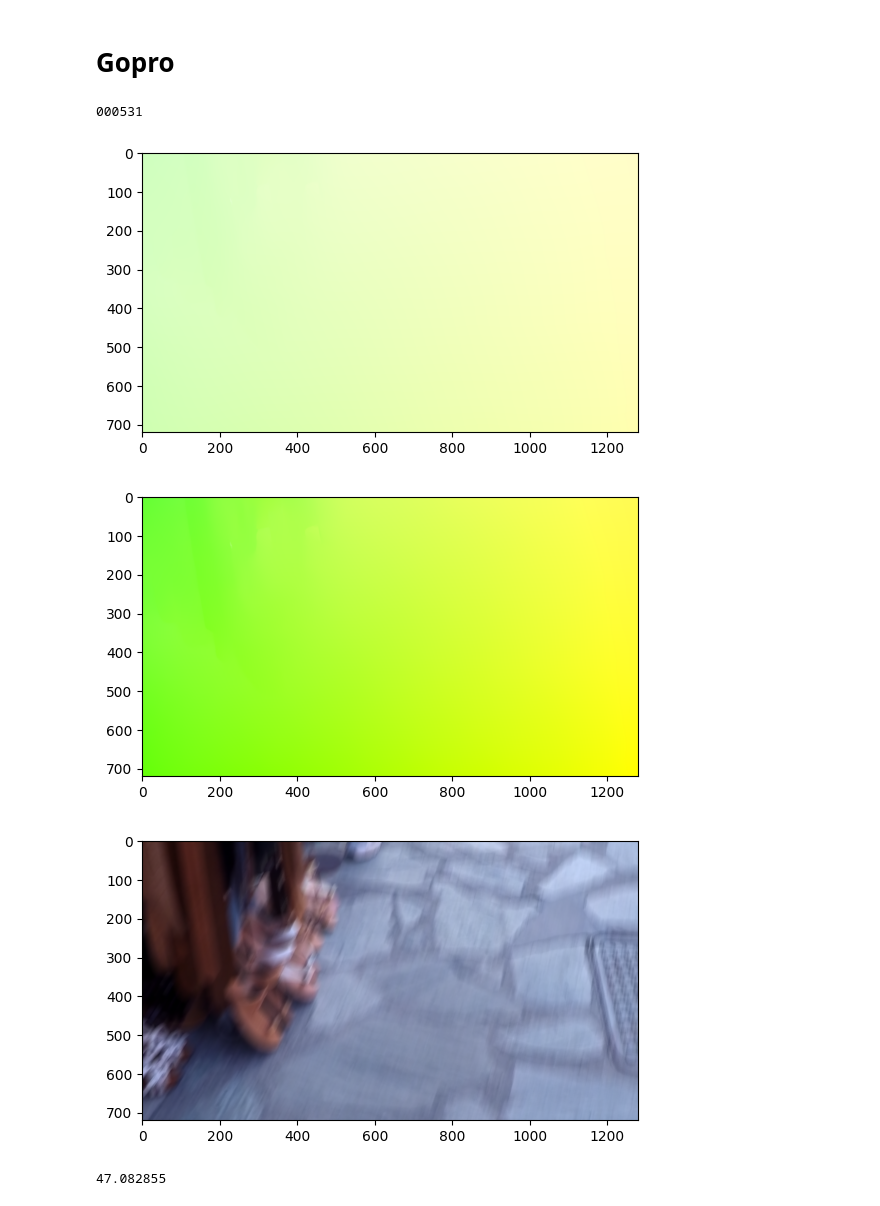
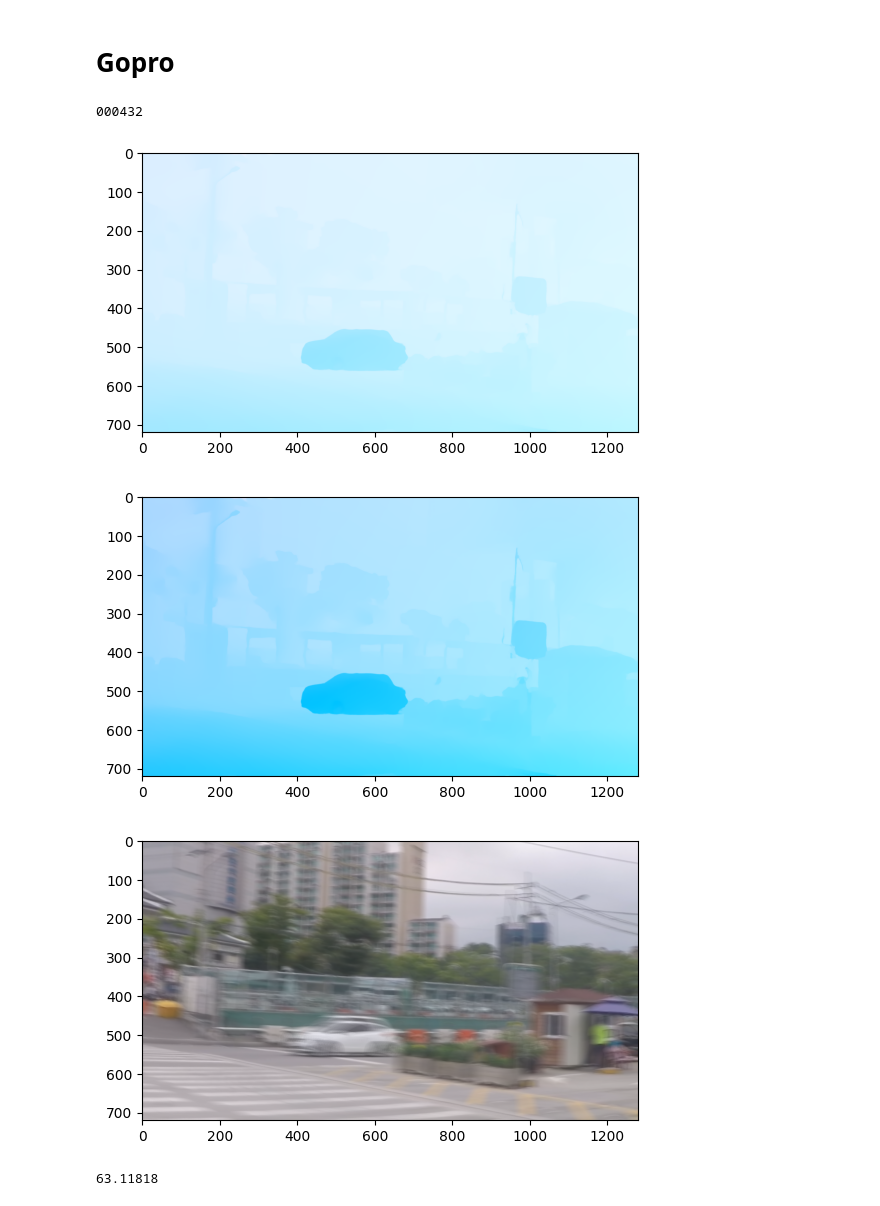
Before and after one commit to JuWanMaeng/Diffuse_Blur_to_Event, a Jupyter notebook: check_max_flow.ipynb, the cells around one changed output. Drawn from its saved outputs; the diff is of its cells as text; code cells hidden in the pictures.

```diff
--- a/check_max_flow.ipynb
+++ b/check_max_flow.ipynb
@@ -22,7 +22,7 @@ import matplotlib.pyplot as plt
 # from your existing codebase, e.g.,
 # from your_module import flow_read, replace_nans
 
-data_path = '/workspace/data/Gopro_my/train'
+data_path = '/workspace/data/Gopro_my/test'
 data_folder = os.listdir(data_path)
 data_folder.sort()
 master_max = 0
@@ -60,40 +60,40 @@ from PIL import Image
 import numpy as np
 import cv2
 # %%
-gopro_path = '/workspace/data/Gopro_my/train'
+gopro_path = '/workspace/data/Gopro_my/test'
 gopro_folder = os.listdir(gopro_path)
 gopro_folder.sort()
 
-for scene in gopro_folder[530:]:
+for scene in gopro_folder[431:]:
     print(scene)
     flow_path = os.path.join(gopro_path,scene,'flow/flows',f'{scene}.flo')
     flow = flow_read(flow_path)
     flow_rgb = flow_to_rgb(flow,flow_max_radius=150)
     flow_rgb_2 = flow_to_rgb(flow)
-    cv2.imwrite('tt.png',flow_rgb)
+
     tt = Image.fromarray(flow_rgb)
     tt.save('ttt.png')
     blur_img = os.path.join(gopro_path,scene,'blur',f'{scene}.png')
     blur = Image.open(blur_img)
     plt.imshow(flow_rgb)
     plt.show()
     plt.imshow(flow_rgb_2)
     plt.show()
     plt.imshow(blur)
     plt.show()
 
     complex_flow = flow[..., 0] + 1j * flow[..., 1]
     complex_flow, nan_mask = replace_nans(complex_flow)
     radius, angle = np.abs(complex_flow), np.angle(complex_flow)
     flow_max_radius = np.max(radius)
     print(flow_max_radius)
     break
 # %% [output]
-000531
+000432
-[figure, old version]
+[figure, new version]
-[figure, old version]
+[figure, new version]
-[figure, old version]
+[figure, new version]
-47.082855
+63.11818
 # %%
 gopro_path = '/workspace/data/vimeo/train'
 gopro_folder = os.listdir(gopro_path)
```
Also changed, not shown: 3 other files.
